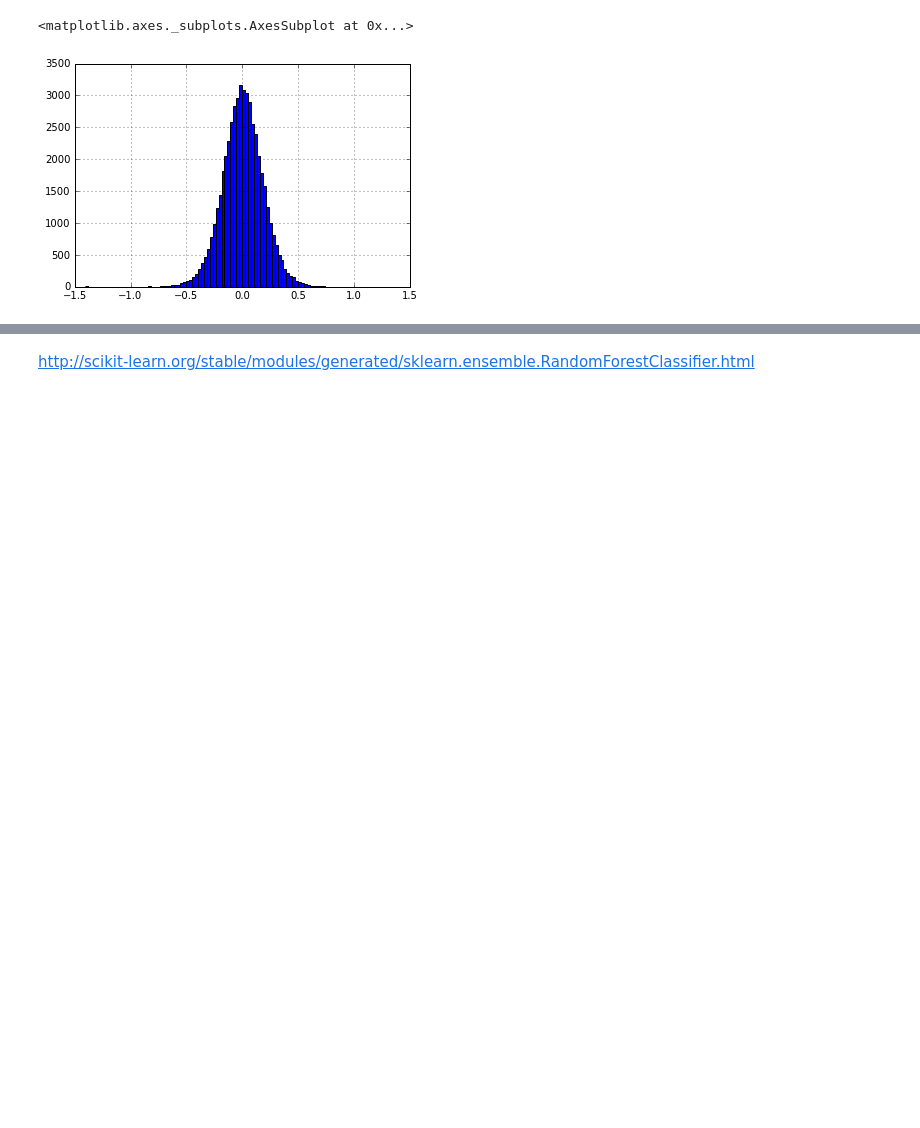
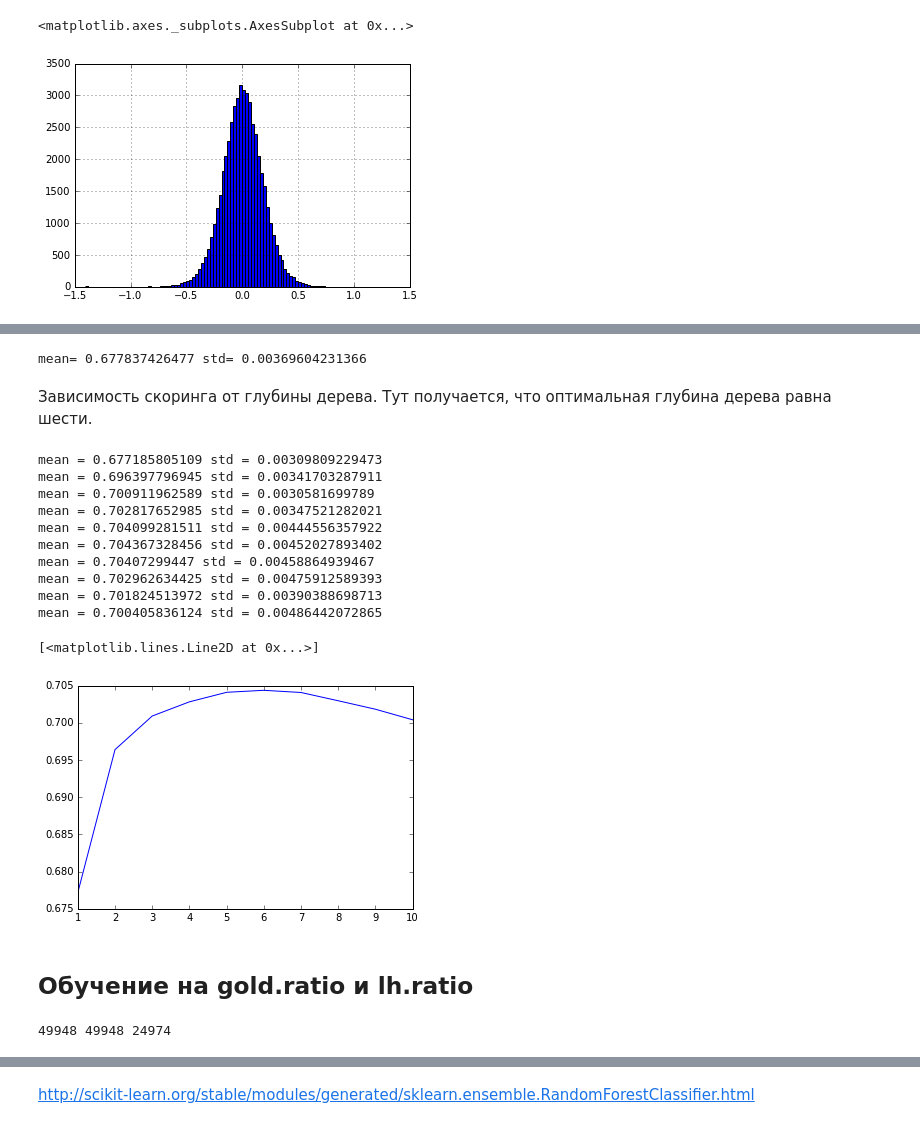
Before and after one commit to grwlf/algo_club, a Jupyter notebook: sandbox/users/smironov/contest-dota.ipynb, the cells around one changed output, grey strips where cells are left out. Cells and saved outputs as stored; diff of their text form; code cells hidden in the pictures; blank space fills up the shorter version.

```diff
--- a/sandbox/users/smironov/contest-dota.ipynb
+++ b/sandbox/users/smironov/contest-dota.ipynb
@@ -150,0 +208,42 @@ vis_mesh(clf, X, Y, "gold_team0", "ratio")
+# %%
+cvs = skcv.cross_val_score(clf, X, Y, cv=5, scoring='roc_auc')
+print('mean=',cvs.mean(),'std=', cvs.std())
+# %% [output]
+mean= 0.677837426477 std= 0.00369604231366
+# %% [markdown]
+Зависимость скоринга от глубины дерева. Тут получается, что оптимальная глубина дерева равна шести.
+# %%
+scores=[]
+depths = [1,2,3,4,5,6,7,8,9,10]
+for d in depths:
+    clf = sk.RandomForestClassifier(n_estimators=100, max_depth=d)
+    clf.fit(X, Y)
+    cvs = skcv.cross_val_score(clf, X, Y, cv=5, scoring='roc_auc')
+    print('depth = ', d, 'mean =',cvs.mean(),'std =', cvs.std())
+    scores.append(cvs.mean())
+
+plt.plot(depths, scores)
+# %% [output]
+mean = 0.677185805109 std = 0.00309809229473
+mean = 0.696397796945 std = 0.00341703287911
+mean = 0.700911962589 std = 0.0030581699789
+mean = 0.702817652985 std = 0.00347521282021
+mean = 0.704099281511 std = 0.00444556357922
+mean = 0.704367328456 std = 0.00452027893402
+mean = 0.70407299447 std = 0.00458864939467
+mean = 0.702962634425 std = 0.00475912589393
+mean = 0.701824513972 std = 0.00390388698713
+mean = 0.700405836124 std = 0.00486442072865
+[<matplotlib.lines.Line2D at 0x...>]
+[figure, added]
+# %% [markdown]
+## Обучение на gold.ratio и lh.ratio
+# %%
+data_1 = pd.merge(train,gold_end.drop(team0+team1,axis=1),on='mid',how='left')
+data_2 = pd.merge(train,lh_end.drop(team0+team1,axis=1),on='mid',how='left')
+data = pd.merge(data_1, data_2, on=['mid','radiant_won'], how='inner')
+X = data.drop(['gold_team1', 'gold_team0', 'lh_team1', 'lh_team0', 'mid', 'radiant_won'], axis=1)
+Y = data['radiant_won']
+print(len(gold_end.index), len(lh_end.index), len(data.index))
+# %% [output]
+49948 49948 24974
```
Also changed, not shown: parts of 15 cells of this notebook.
